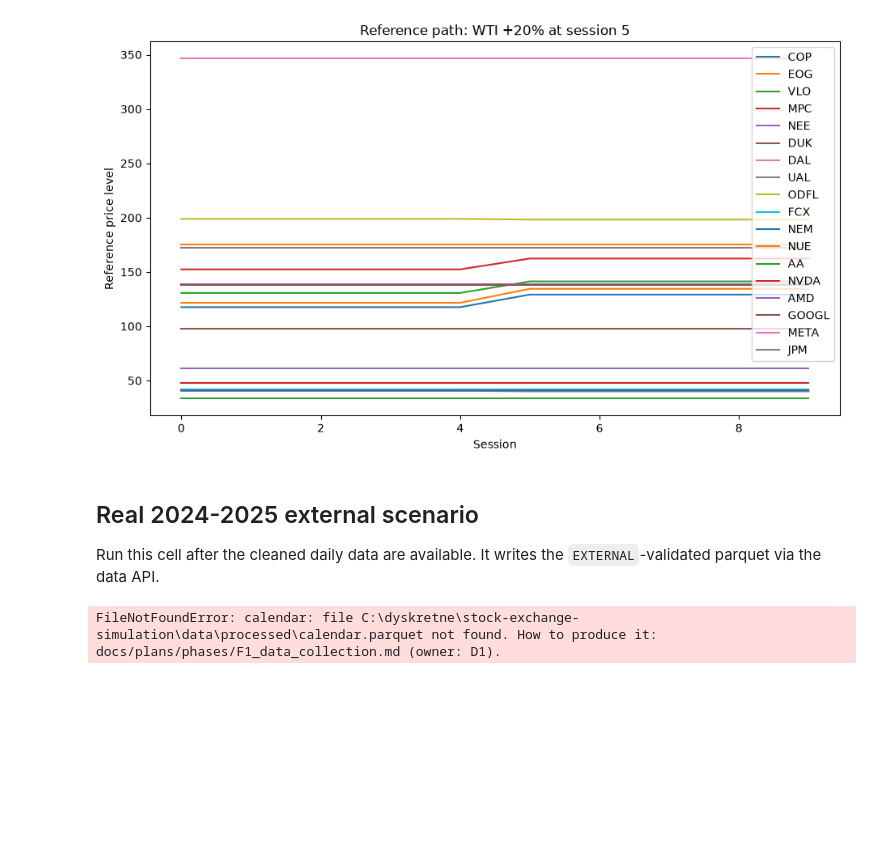
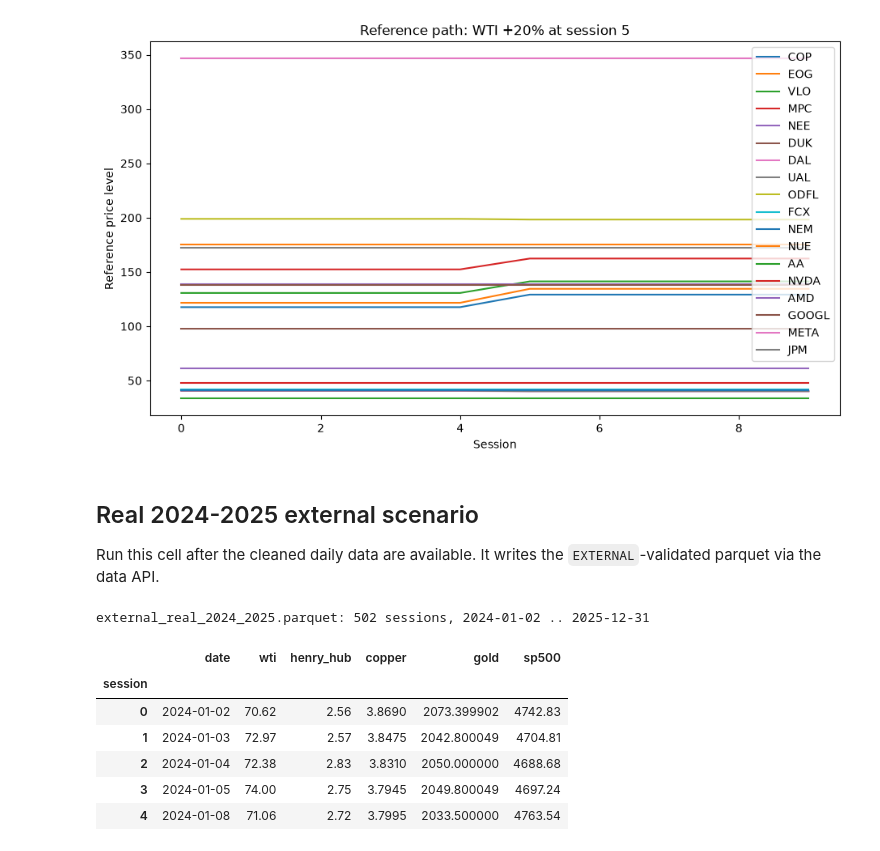
Before and after one commit to dmitrykitty/stock-exchange-simulation, a Jupyter notebook: notebooks/02_graph.ipynb, the cells around one changed output. Saved outputs shown, nothing was run; the diff lists cells and outputs as text; code cells hidden in the pictures; blank space fills up the shorter version.

Commit message:
notebooks: rerun graph notebook without local paths

```diff
--- a/notebooks/02_graph.ipynb
+++ b/notebooks/02_graph.ipynb
@@ -117,7 +97,17 @@ plt.show()
 ## Real 2024-2025 external scenario
 
 Run this cell after the cleaned daily data are available. It writes the `EXTERNAL`-validated parquet via the data API.
-# %%
-build_real_2024_2025()
-# %% [output]
-FileNotFoundError: calendar: file C:\dyskretne\stock-exchange-simulation\data\processed\calendar.parquet not found. How to produce it: docs/plans/phases/F1_data_collection.md (owner: D1).
+# %%
+path = build_real_2024_2025()
+real = api.load_external("real_2024_2025")
+print(f"{path.name}: {len(real)} sessions, {real['date'].min().date()} .. {real['date'].max().date()}")
+real.head()
+# %% [output]
+external_real_2024_2025.parquet: 502 sessions, 2024-01-02 .. 2025-12-31
+|  | date | wti | henry_hub | copper | gold | sp500 |
+| session |  |  |  |  |  |  |
+| 0 | 2024-01-02 | 70.62 | 2.56 | 3.8690 | 2073.399902 | 4742.83 |
+| 1 | 2024-01-03 | 72.97 | 2.57 | 3.8475 | 2042.800049 | 4704.81 |
+| 2 | 2024-01-04 | 72.38 | 2.83 | 3.8310 | 2050.000000 | 4688.68 |
+| 3 | 2024-01-05 | 74.00 | 2.75 | 3.7945 | 2049.800049 | 4697.24 |
+| 4 | 2024-01-08 | 71.06 | 2.72 | 3.7995 | 2033.500000 | 4763.54 |
```
Also changed, not shown: parts of 1 cell of this notebook.
